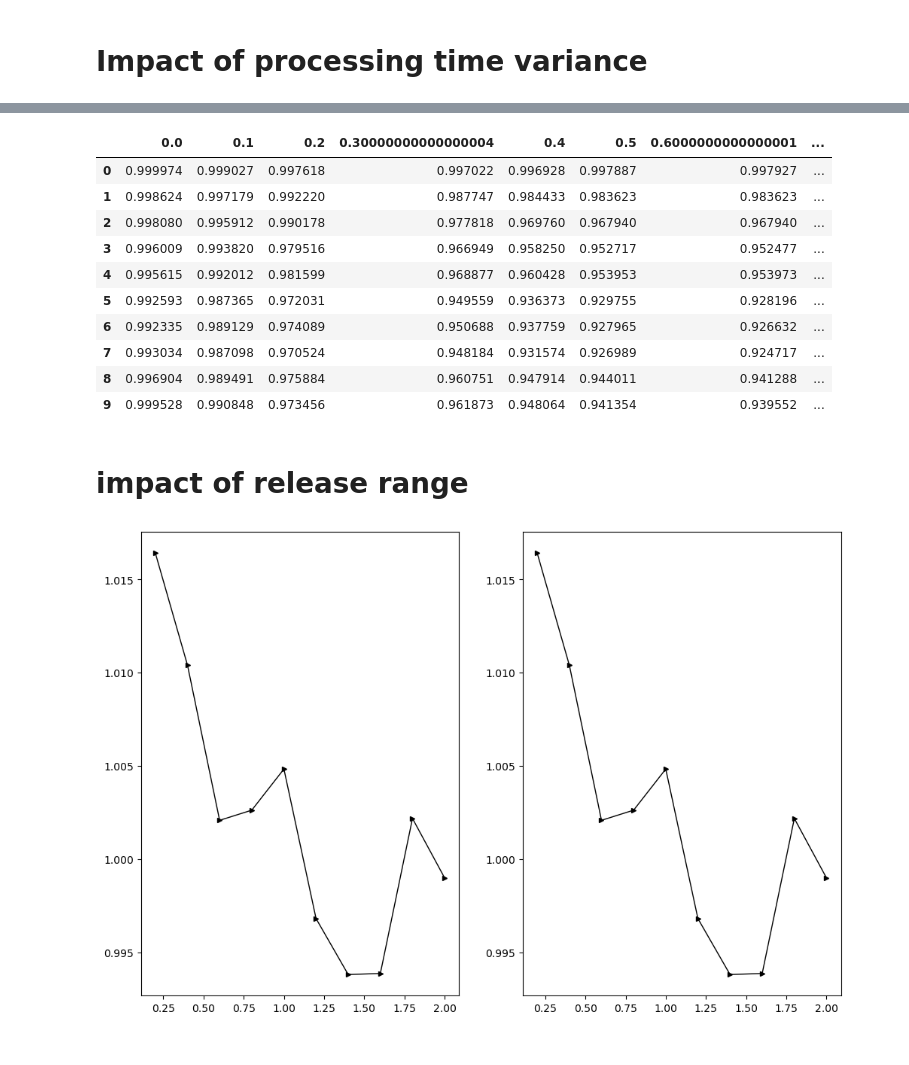
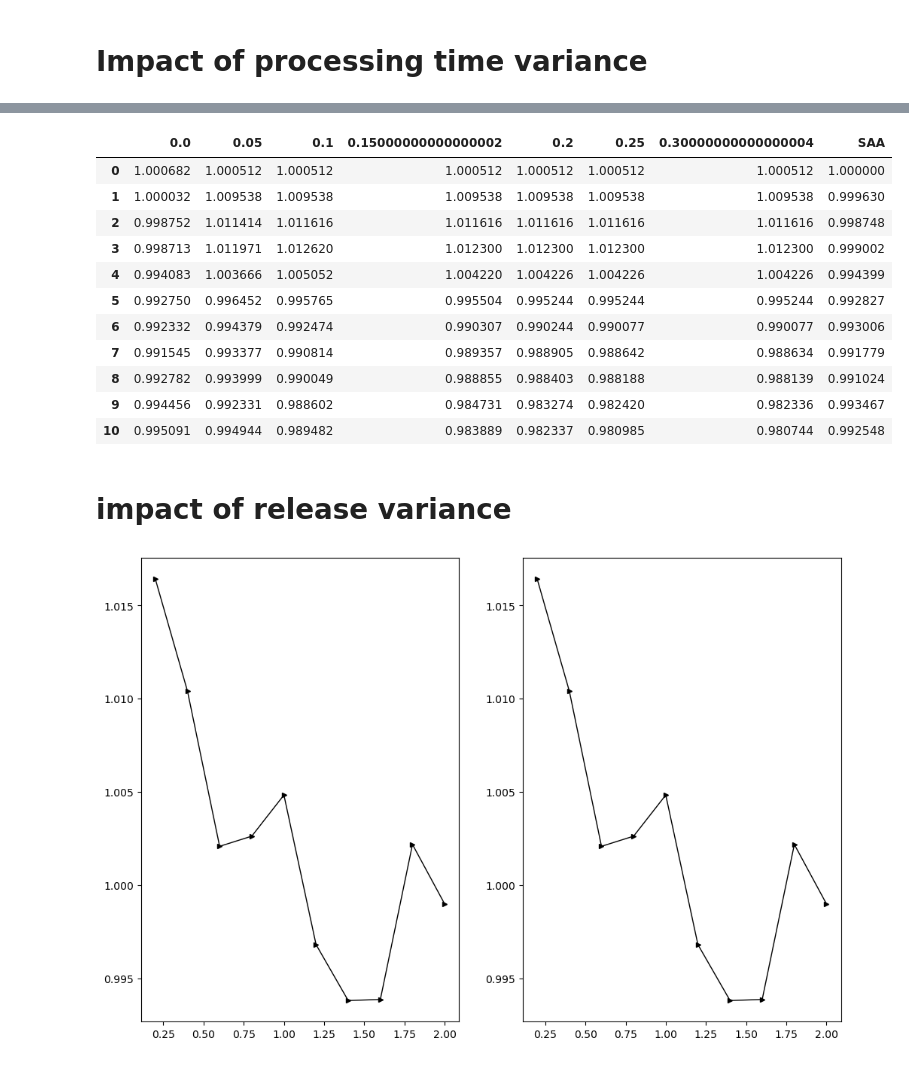
Before and after one commit to xunzhang-sjtu/Robust_scheduling_with_release_time, a Jupyter notebook: results_rand.ipynb, the cells around one changed output, grey strips where cells are left out. Drawn from its saved outputs; the diff is of its cells as text; code cells hidden in the pictures.

Commit message:
update random release

```diff
--- a/results_rand.ipynb
+++ b/results_rand.ipynb
@@ -96,3 +82,0 @@ np.shape(rst_affine['avg'])
-# %%
-cov_bar_all = np.arange(0.2,0.8,0.2)
-rst_det,rst_saa,rst_wass = obtain_results(cov_bar_all,'quan_95',project_path + 'correlation/','cov_bar=',range_c,instances)
@@ -122,5 +83,12 @@ array([[3259.79721866, 3145.05087051, 3114.67158804, 3111.04754585,
 # %%
-for i in range(len(cov_bar_all)):
-    print('----------------------------------')
-    print('saa ratio=',rst_saa[i]/rst_det[i])
-    print('wass ratio=',rst_wass[i,:]/rst_det[i])
+def obtain_ratio(delta_ep_all,range_c,rst_det,rst_saa,rst_wass):
+    wass_mat = np.zeros((len(delta_ep_all),len(range_c)))
+    for i in range(len(delta_ep_all)):
+        # print('----------------delta_ep=',delta_ep_all[i],'------------------')
+        # print('saa ratio=',rst_saa[i]/rst_det[i])
+        wass_mat[i,:] = rst_wass[i,:]/rst_det[i]
+        # print('wass ratio=',rst_wass[i,:]/rst_det[i])
+    out_df = pd.DataFrame(data=wass_mat,columns=range_c)
+    out_df['SAA'] = rst_saa/rst_det
+
+    return out_df
@@ -144,8 +95,13 @@ wass ratio= [0.99269839 0.94572761 0.9375722  0.93518825 0.93489296 0.93489296
 # %% [markdown]
 # Impact of processing time variance
 # %%
-delta_ep_all = np.arange(0.2,2.1,0.2)
-n = 4
+delta_ep_all = np.arange(0.2,2.,0.2)
+delta_ep_all = np.asarray([0.0,0.2, 0.4, 0.6, 0.8, 1.0, 1.2, 1.4, 1.6, 1.8,2.0])
+
 # average performance
 name = 'avg'
-rst_det,rst_saa,rst_wass = obtain_results(delta_ep_all,'quan_95',project_path + 'processing_variance/','delta_ep=',range_c,instances)
+rst_det_avg,rst_saa_avg,rst_wass_avg = obtain_results(delta_ep_all,name,project_path + 'processing_variance/SEED11/','delta_ep=',range_c,instances)
+
+# percentile 95 performance
+name = 'quan_95'
+rst_det_95,rst_saa_95,rst_wass_95 = obtain_results(delta_ep_all,name,project_path + 'processing_variance/SEED11/','delta_ep=',range_c,instances)
@@ -175,15 +108,19 @@ wass ratio= [1.08778341 1.11310131 1.08929807 1.07601422 1.07601422 1.07601422
-# %%
-rst_quan95
-# %% [output]
-|  | 0.0 | 0.1 | 0.2 | 0.30000000000000004 | 0.4 | 0.5 | 0.6000000000000001 | ... |
-| 0 | 0.999974 | 0.999027 | 0.997618 | 0.997022 | 0.996928 | 0.997887 | 0.997927 | ... |
-| 1 | 0.998624 | 0.997179 | 0.992220 | 0.987747 | 0.984433 | 0.983623 | 0.983623 | ... |
-| 2 | 0.998080 | 0.995912 | 0.990178 | 0.977818 | 0.969760 | 0.967940 | 0.967940 | ... |
-| 3 | 0.996009 | 0.993820 | 0.979516 | 0.966949 | 0.958250 | 0.952717 | 0.952477 | ... |
-| 4 | 0.995615 | 0.992012 | 0.981599 | 0.968877 | 0.960428 | 0.953953 | 0.953973 | ... |
-| 5 | 0.992593 | 0.987365 | 0.972031 | 0.949559 | 0.936373 | 0.929755 | 0.928196 | ... |
-| 6 | 0.992335 | 0.989129 | 0.974089 | 0.950688 | 0.937759 | 0.927965 | 0.926632 | ... |
-| 7 | 0.993034 | 0.987098 | 0.970524 | 0.948184 | 0.931574 | 0.926989 | 0.924717 | ... |
-| 8 | 0.996904 | 0.989491 | 0.975884 | 0.960751 | 0.947914 | 0.944011 | 0.941288 | ... |
-| 9 | 0.999528 | 0.990848 | 0.973456 | 0.961873 | 0.948064 | 0.941354 | 0.939552 | ... |
+# %%
+rst_avg = obtain_ratio(delta_ep_all,range_c,rst_det_avg,rst_saa_avg,rst_wass_avg)
+rst_quan95 = obtain_ratio(delta_ep_all,range_c,rst_det_95,rst_saa_95,rst_wass_95)
+# %%
+rst_avg
+# %% [output]
+|  | 0.0 | 0.05 | 0.1 | 0.15000000000000002 | 0.2 | 0.25 | 0.30000000000000004 | SAA |
+| 0 | 1.000682 | 1.000512 | 1.000512 | 1.000512 | 1.000512 | 1.000512 | 1.000512 | 1.000000 |
+| 1 | 1.000032 | 1.009538 | 1.009538 | 1.009538 | 1.009538 | 1.009538 | 1.009538 | 0.999630 |
+| 2 | 0.998752 | 1.011414 | 1.011616 | 1.011616 | 1.011616 | 1.011616 | 1.011616 | 0.998748 |
+| 3 | 0.998713 | 1.011971 | 1.012620 | 1.012300 | 1.012300 | 1.012300 | 1.012300 | 0.999002 |
+| 4 | 0.994083 | 1.003666 | 1.005052 | 1.004220 | 1.004226 | 1.004226 | 1.004226 | 0.994399 |
+| 5 | 0.992750 | 0.996452 | 0.995765 | 0.995504 | 0.995244 | 0.995244 | 0.995244 | 0.992827 |
+| 6 | 0.992332 | 0.994379 | 0.992474 | 0.990307 | 0.990244 | 0.990077 | 0.990077 | 0.993006 |
+| 7 | 0.991545 | 0.993377 | 0.990814 | 0.989357 | 0.988905 | 0.988642 | 0.988634 | 0.991779 |
+| 8 | 0.992782 | 0.993999 | 0.990049 | 0.988855 | 0.988403 | 0.988188 | 0.988139 | 0.991024 |
+| 9 | 0.994456 | 0.992331 | 0.988602 | 0.984731 | 0.983274 | 0.982420 | 0.982336 | 0.993467 |
+| 10 | 0.995091 | 0.994944 | 0.989482 | 0.983889 | 0.982337 | 0.980985 | 0.980744 | 0.992548 |
 # %%
@@ -192,2 +129,2 @@ pd.DataFrame(rst_quan95).to_csv(project_path + 'quan95.csv')
 # %% [markdown]
-# impact of release range
+# impact of release variance
```
Also changed, not shown: parts of 15 cells of this notebook, 4 other files.
